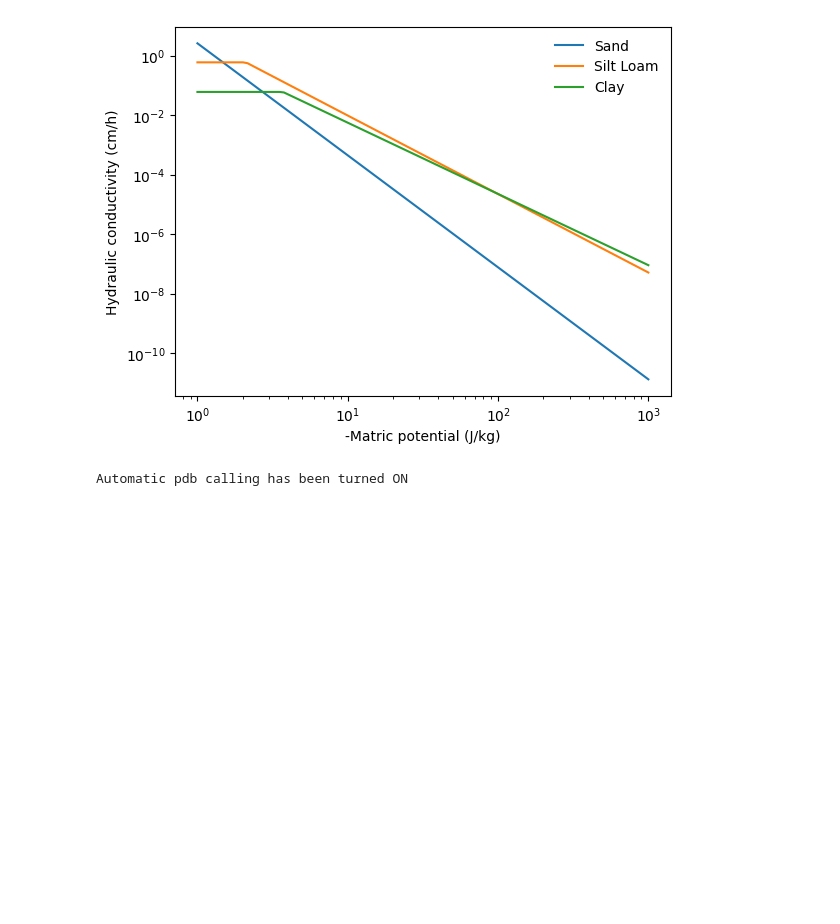
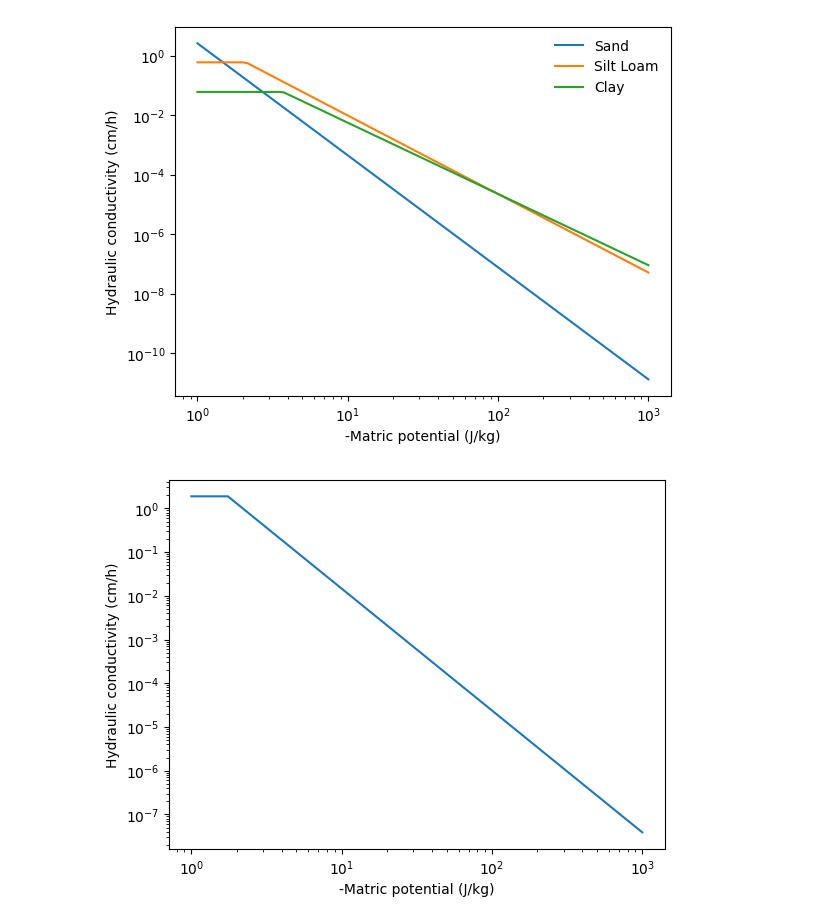
Before and after one commit to soil-physics-okstate/soil-physics-theory, a Jupyter notebook: content/chapter-6/teo-ch6.ipynb, the cells around one changed output. Cells and saved outputs as stored; diff of their text form; code cells hidden in the pictures; blank space fills up the shorter version.

```diff
--- a/content/chapter-6/teo-ch6.ipynb
+++ b/content/chapter-6/teo-ch6.ipynb
@@ -48,14 +48,17 @@ plt.legend
 plt.show()
 # %% [output]
 [figure]
-# %%
-pdb on
-# %% [output]
-Automatic pdb calling has been turned ON
 # %%
 from PSP_hydraulicConductivity import *
 # %%
 silt = 0.2 # mass fraction of silt (g/g)
 clay = 0.2 # mass fraction of clay (g/g)
-bulkDensity = 1400. # bulk density (kg/m^3)
+bulkDensity = 1200. # bulk density (kg/m^3)
 K, psi = hydraulicConductivity(silt,clay,bulkDensity)
+
+plt.loglog(psi,K*3600)
+plt.xlabel('-Matric potential (J/kg)')
+plt.ylabel('Hydraulic conductivity (cm/h)')
+plt.show()
+# %% [output]
+[figure, added]
```
Also changed, not shown: 1 other file.
